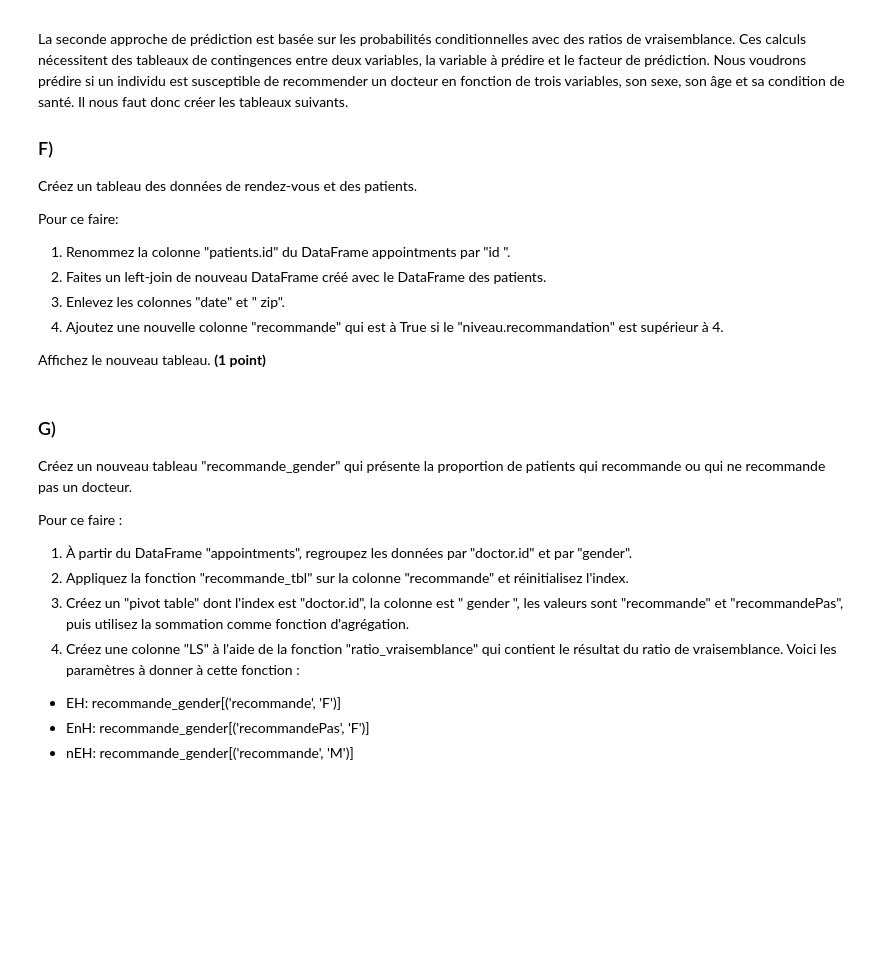
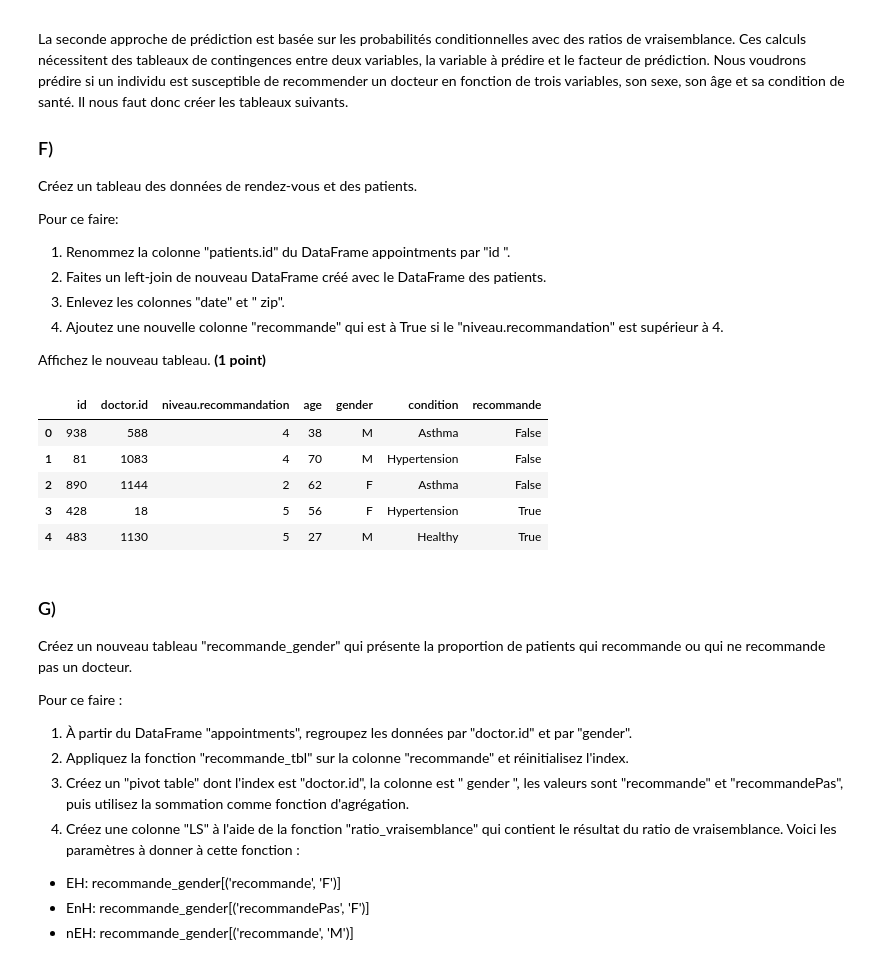
Before and after one commit to mohamedali05/INF8008, a Jupyter notebook: TP3/INF8008_TP3_LAJNEF_KLASING.ipynb, the cells around one changed output. Drawn from its saved outputs; the diff is of its cells as text; code cells hidden in the pictures; blank space fills up the shorter version.

```diff
--- a/TP3/INF8008_TP3_LAJNEF_KLASING.ipynb
+++ b/TP3/INF8008_TP3_LAJNEF_KLASING.ipynb
@@ -336,3 +335,28 @@ Affichez le nouveau tableau. <b> (1 point) </b>
+# %%
+import pandas as pd
+
+appointments = pd.read_csv("appointments.csv")
+patients = pd.read_csv("patients.csv")
+
+# Renommer la colonne "patient.id" en "id "
+appointments.rename(columns={"patient.id": "id "}, inplace=True)
+
+merged_df = appointments.merge(patients, how="left", left_on="id ", right_on="id")
+merged_df.drop(columns=["date", " zip"], inplace=True)
+merged_df["recommande"] = merged_df["niveau.recommandation"] > 4
+
+# Supprimer la colonne id que l'on a en double
+merged_df.drop(columns=["id"], inplace=True)
+
+
+display(merged_df.head())
+# %% [output]
+|  | id | doctor.id | niveau.recommandation | age | gender | condition | recommande |
+| 0 | 938 | 588 | 4 | 38 | M | Asthma | False |
+| 1 | 81 | 1083 | 4 | 70 | M | Hypertension | False |
+| 2 | 890 | 1144 | 2 | 62 | F | Asthma | False |
+| 3 | 428 | 18 | 5 | 56 | F | Hypertension | True |
+| 4 | 483 | 1130 | 5 | 27 | M | Healthy | True |
 # %% [markdown]
 ### G)
 
```
Also changed, not shown: parts of 10 cells of this notebook.
